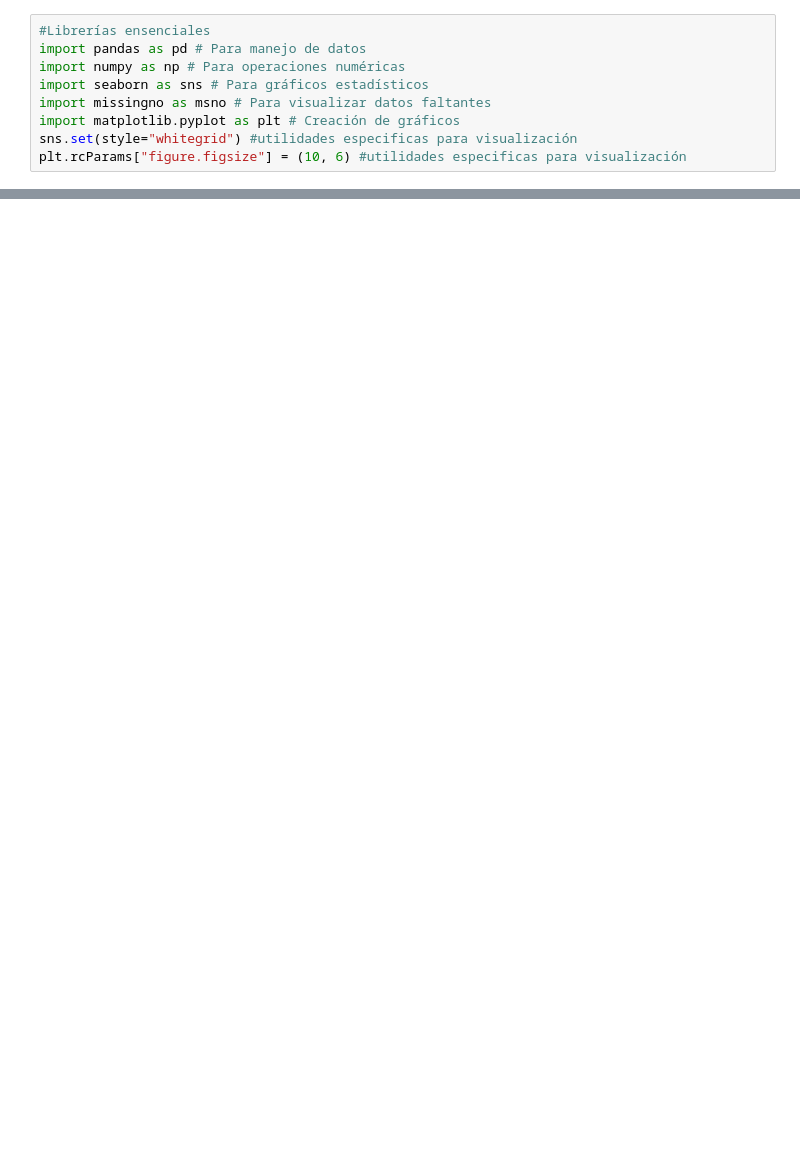
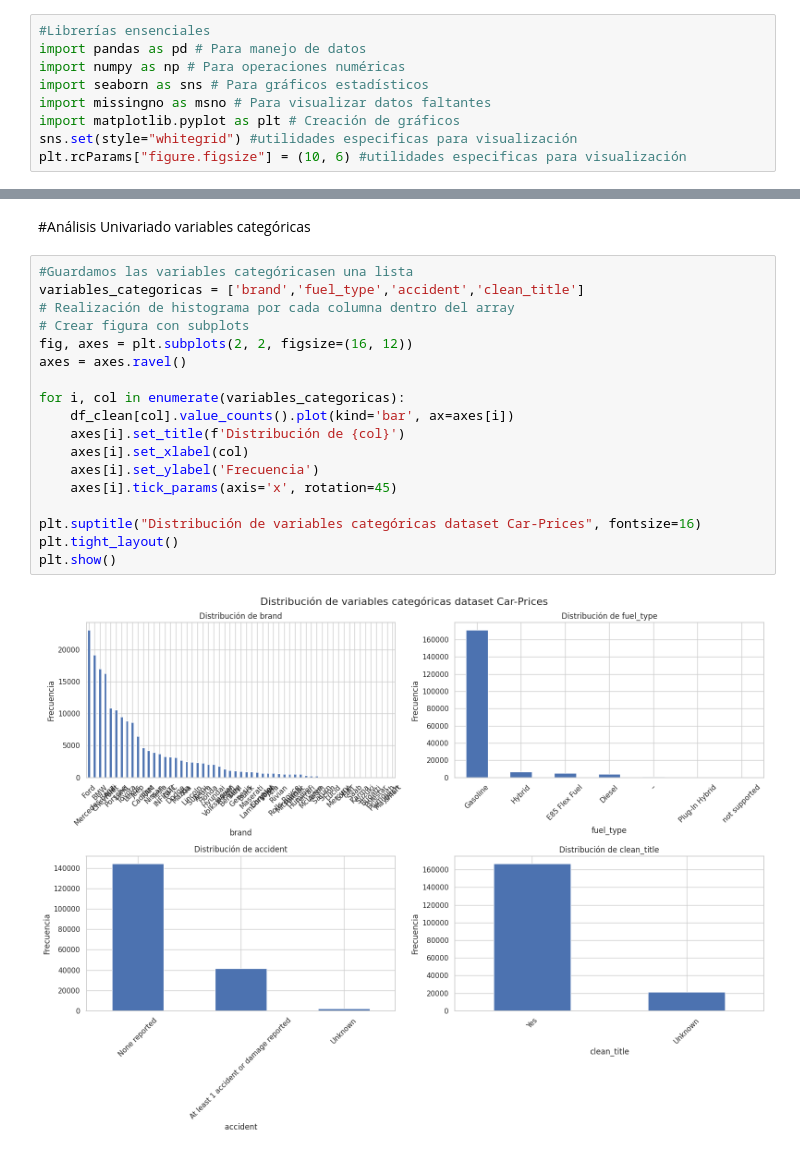
Before and after one commit to Bootcamp-Data-Analyst/proyecto7-grupo3-problema-de-regresion, a Jupyter notebook: car-price-ml-proyect/notebooks/EDA_inicial_pre_limpieza.ipynb, the cells around one changed output, grey strips where cells are left out. Drawn from its saved outputs; the diff is of its cells as text; blank space fills up the shorter version.

```diff
--- a/car-price-ml-proyect/notebooks/EDA_inicial_pre_limpieza.ipynb
+++ b/car-price-ml-proyect/notebooks/EDA_inicial_pre_limpieza.ipynb
@@ -111,0 +182,22 @@ plt.show()
+# %% [markdown]
+#Análisis Univariado variables categóricas
+# %%
+#Guardamos las variables categóricasen una lista
+variables_categoricas = ['brand','fuel_type','accident','clean_title']
+# Realización de histograma por cada columna dentro del array
+# Crear figura con subplots
+fig, axes = plt.subplots(2, 2, figsize=(16, 12))
+axes = axes.ravel()
+
+for i, col in enumerate(variables_categoricas):
+    df_clean[col].value_counts().plot(kind='bar', ax=axes[i])
+    axes[i].set_title(f'Distribución de {col}')
+    axes[i].set_xlabel(col)
+    axes[i].set_ylabel('Frecuencia')
+    axes[i].tick_params(axis='x', rotation=45)
+
+plt.suptitle("Distribución de variables categóricas dataset Car-Prices", fontsize=16)
+plt.tight_layout()
+plt.show()
+# %% [output]
+[figure, added]
```
Also changed, not shown: parts of 23 cells of this notebook.
